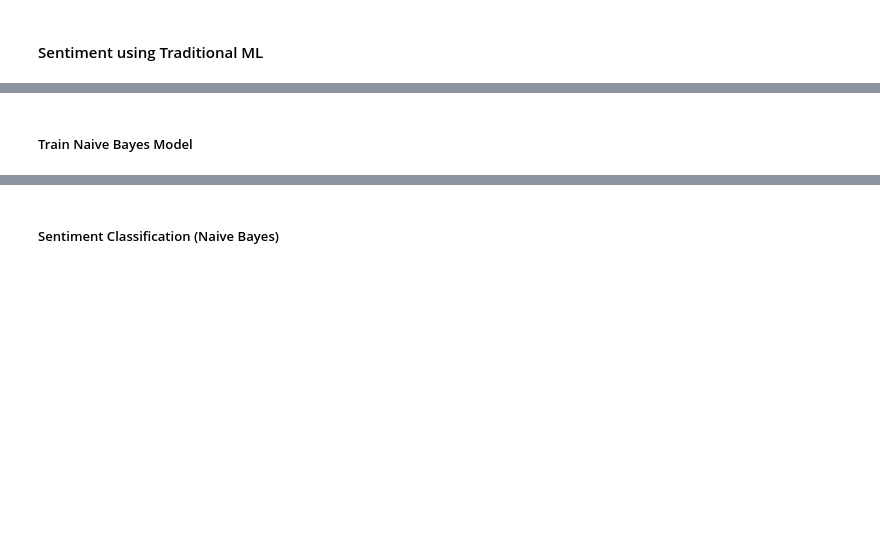
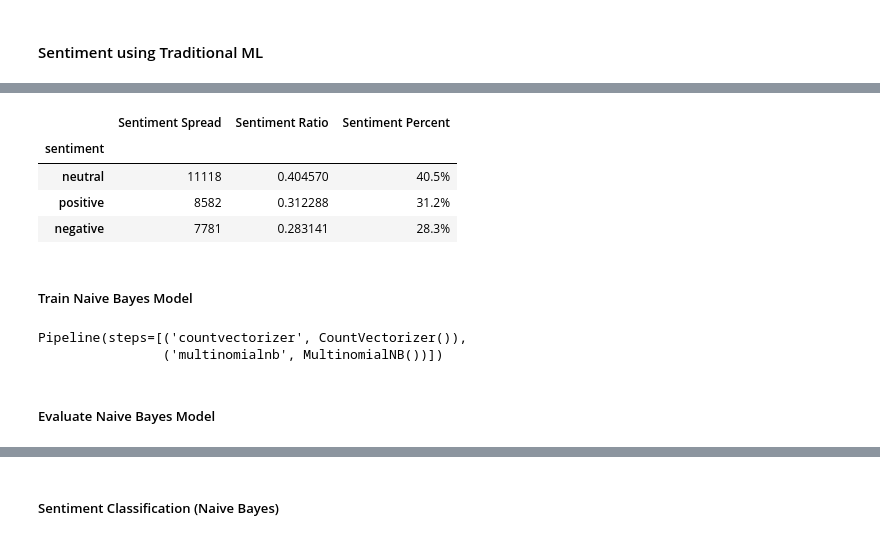
Before and after one commit to BrettFX/DATA-622-NLP, a Jupyter notebook: Homework/Homework_7/Allen_DATA_622_Homework_7.ipynb, the cells around one changed output, grey strips where cells are left out. Drawn from its saved outputs; the diff is of its cells as text; code cells hidden in the pictures; blank space fills up the shorter version.

```diff
--- a/Homework/Homework_7/Allen_DATA_622_Homework_7.ipynb
+++ b/Homework/Homework_7/Allen_DATA_622_Homework_7.ipynb
@@ -198,0 +257,6 @@ Dataset source: https://www.kaggle.com/datasets/abhi8923shriv/sentiment-analysis
+# %%
+# Detect encoding
+with open(train_path, "rb") as f:
+    detected_encoding = chardet.detect(f.read())
+
+print(detected_encoding)
@@ -198,0 +369,15 @@ Dataset source: https://www.kaggle.com/datasets/abhi8923shriv/sentiment-analysis
+# %%
+# Determine representation of sentiment labels across the train dataset
+sentiment_spread = df_train['sentiment'].value_counts()
+sentiment_ratio = sentiment_spread / len(df_train)
+pd.DataFrame({
+    'Sentiment Spread': sentiment_spread,
+    'Sentiment Ratio': sentiment_ratio,
+    'Sentiment Percent': sentiment_ratio.map(lambda x: f'{x:.1%}')
+})
+# %% [output]
+|  | Sentiment Spread | Sentiment Ratio | Sentiment Percent |
+| sentiment |  |  |  |
+| neutral | 11118 | 0.404570 | 40.5% |
+| positive | 8582 | 0.312288 | 31.2% |
+| negative | 7781 | 0.283141 | 28.3% |
@@ -199,2 +395,10 @@ Dataset source: https://www.kaggle.com/datasets/abhi8923shriv/sentiment-analysis
 # %% [markdown]
 ##### Train Naive Bayes Model
+# %%
+nb_model = make_pipeline(CountVectorizer(), MultinomialNB())
+nb_model.fit(X_train, y_train)
+# %% [output]
+Pipeline(steps=[('countvectorizer', CountVectorizer()),
+                ('multinomialnb', MultinomialNB())])
+# %% [markdown]
+##### Evaluate Naive Bayes Model
```
Also changed, not shown: parts of 28 cells of this notebook, 1 other file.
